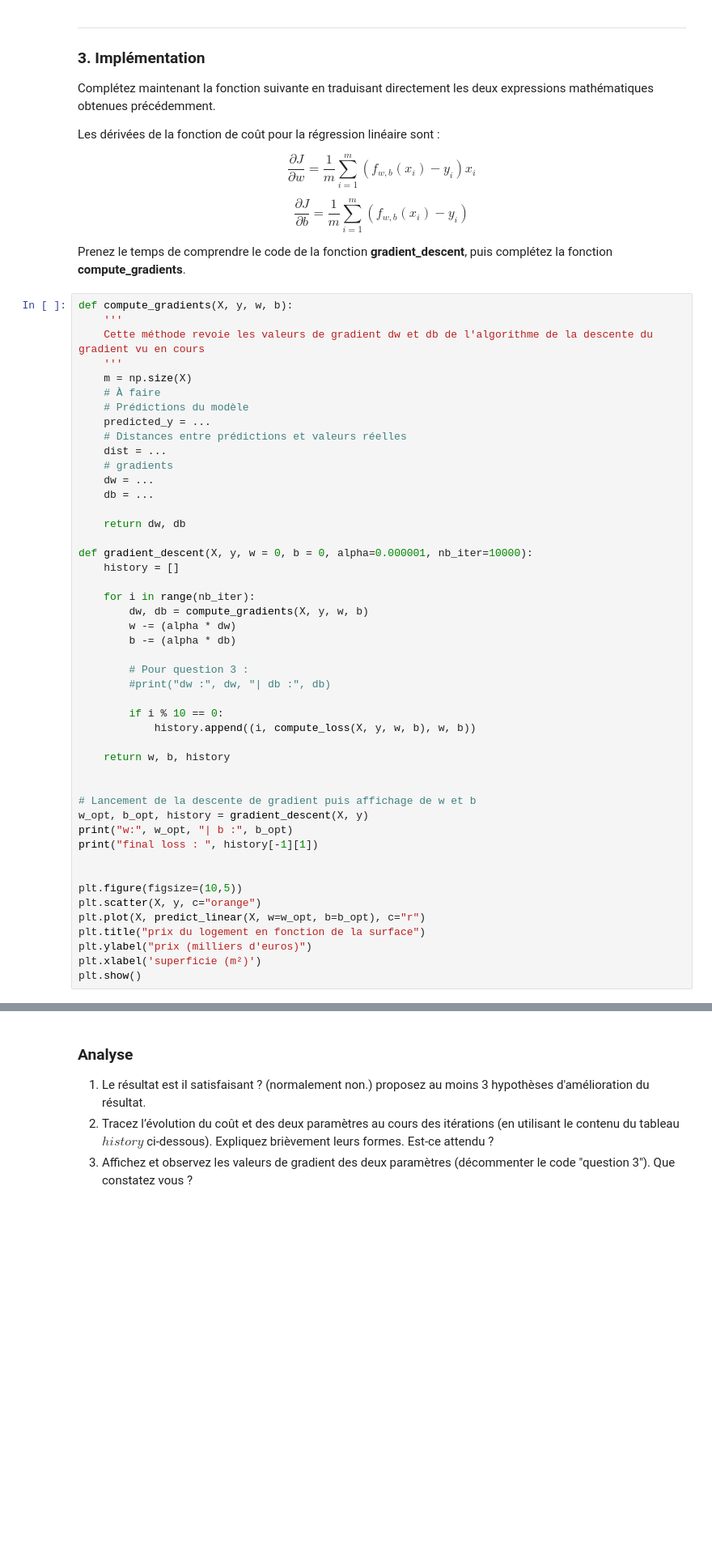
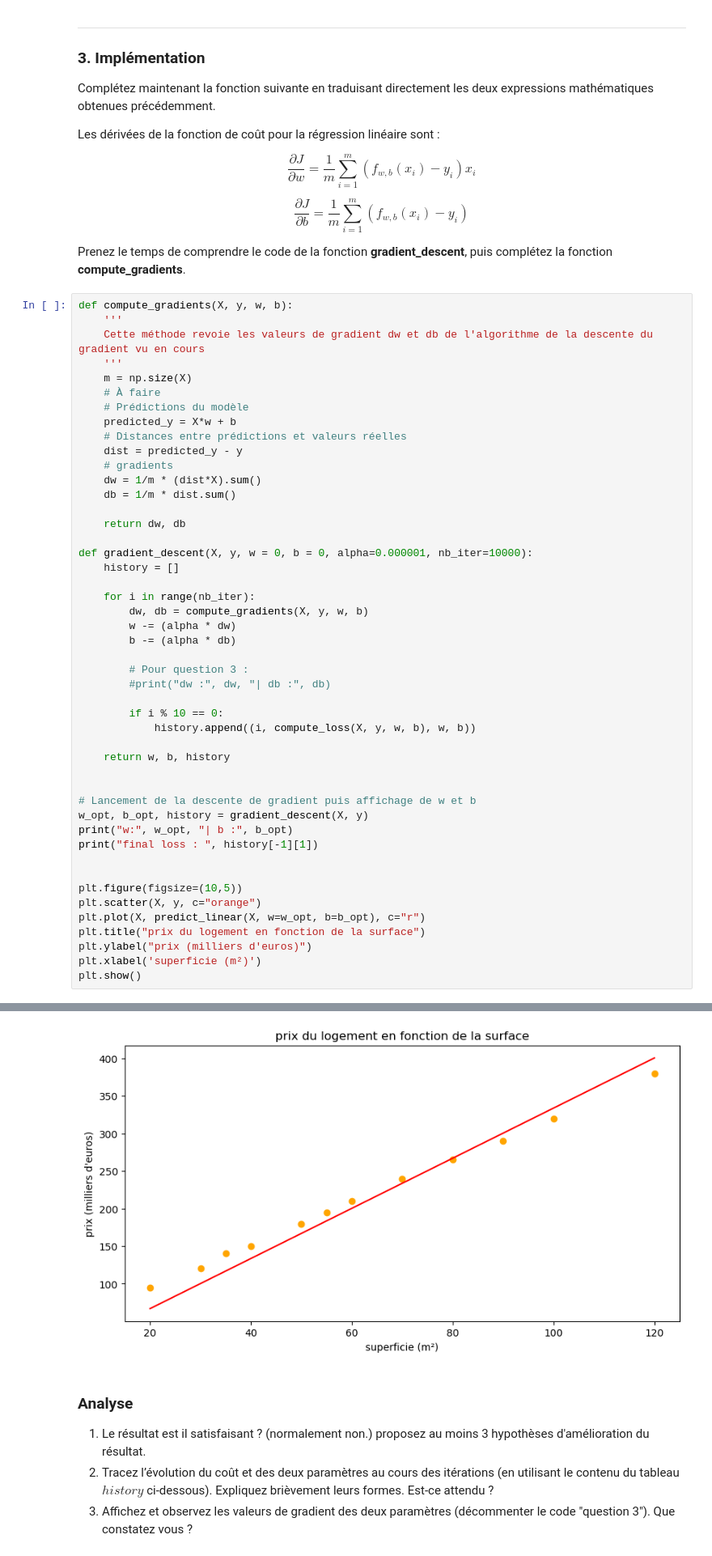
Before and after one commit to eglantinemougin-glitch/Projet-IA-S5, a Jupyter notebook: TD1-intro_machine_learning.ipynb, the cells around one changed output, grey strips where cells are left out. Shown at 81% size. Cells and saved outputs as stored; diff of their text form; blank space fills up the shorter version.

```diff
--- a/TD1-intro_machine_learning.ipynb
+++ b/TD1-intro_machine_learning.ipynb
@@ -367,12 +375,12 @@ def compute_gradients(X, y, w, b):
     m = np.size(X)
     # À faire
     # Prédictions du modèle
-    predicted_y = ...
+    predicted_y = X*w + b
     # Distances entre prédictions et valeurs réelles
-    dist = ...
+    dist = predicted_y - y
     # gradients
-    dw = ...
-    db = ...
+    dw = 1/m * (dist*X).sum()
+    db = 1/m * dist.sum()
 
     return dw, db
 
@@ -406,3 +414,4 @@ plt.title("prix du logement en fonction de la surface")
 plt.ylabel("prix (milliers d'euros)")
 plt.xlabel('superficie (m²)')
 plt.show()
+# %% [output]
@@ -409,3 +420,4 @@ plt.show()
+[figure, added]
 # %% [markdown]
 ### Analyse
 1. Le résultat est il satisfaisant ? (normalement non.) proposez au moins 3 hypothèses d'amélioration du résultat.
```
Also changed, not shown: parts of 10 cells of this notebook, 1 other file.
